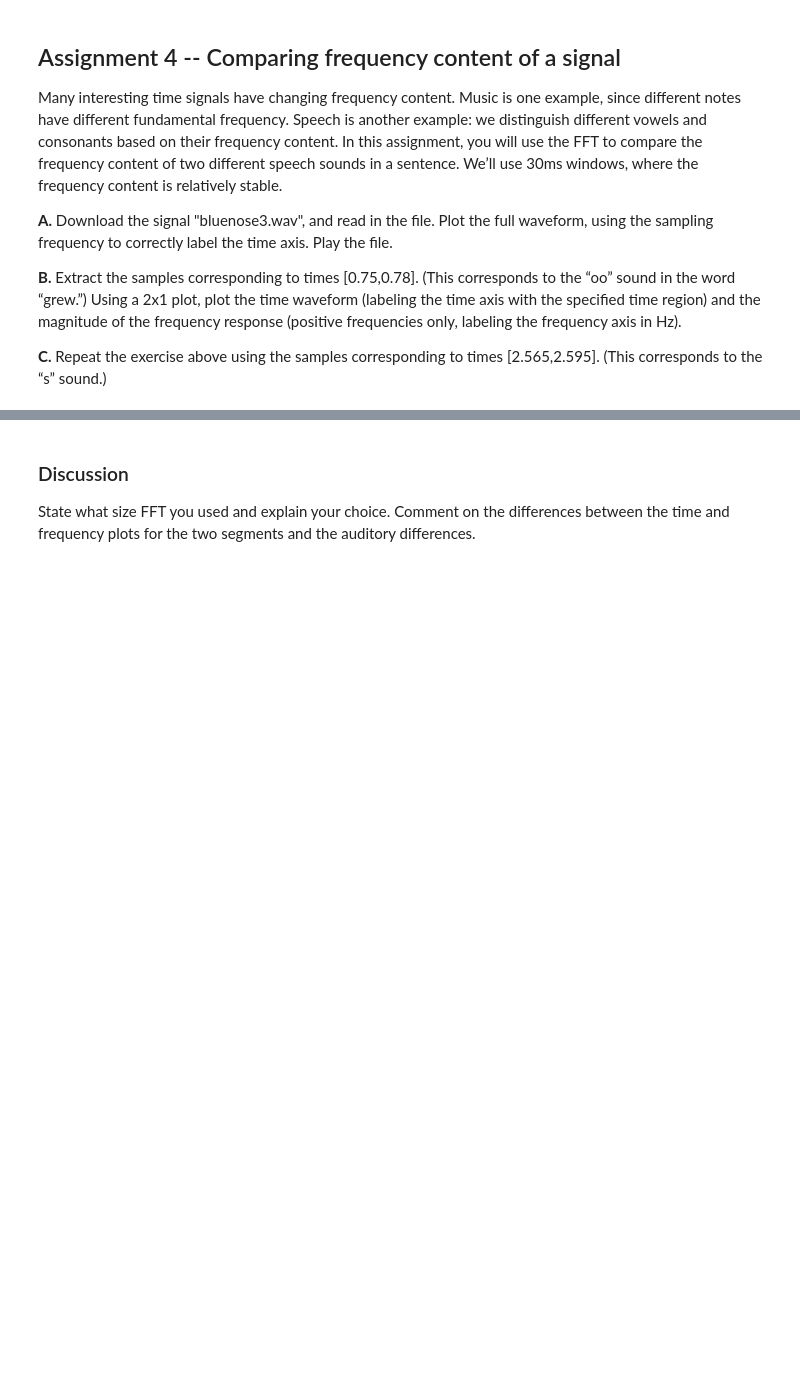
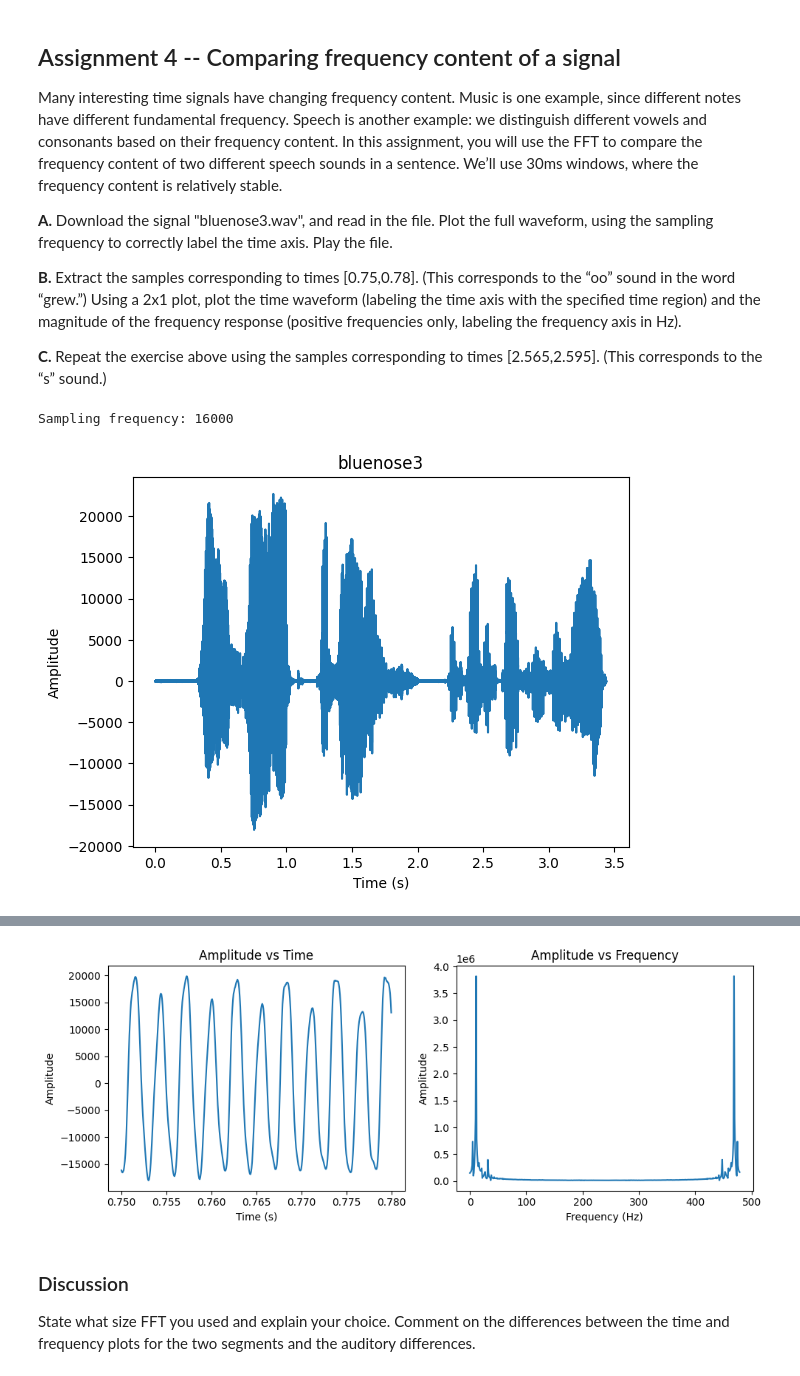
Before and after one commit to BanBot-2/EE-242-A-E-, a Jupyter notebook: Labs/Lab 2b/Lab2B_Yehoshua_Ben_Aaron.ipynb, the cells around one changed output, grey strips where cells are left out. Saved outputs shown, nothing was run; the diff lists cells and outputs as text; code cells hidden in the pictures; blank space fills up the shorter version.

```diff
--- a/Labs/Lab 2b/Lab2B_Yehoshua_Ben_Aaron.ipynb
+++ b/Labs/Lab 2b/Lab2B_Yehoshua_Ben_Aaron.ipynb
@@ -68,14 +161,53 @@ Many interesting time signals have changing frequency content. Music is one exam
 # %%
 # Assignment 4 - Comparing frequency content of a signal
 
 # Part A - Reading, plotting and playing the bluenose3.wav file
 
+fs, bluenose3 = wavfile.read('bluenose3.wav')
+blue_time = np.linspace(0, len(bluenose3)/fs, num = len(bluenose3))
+print("Sampling frequency:", fs)
+
+plt.plot(blue_time, bluenose3)
+plt.title('bluenose3')
+plt.xlabel('Time (s)')
+plt.ylabel('Amplitude')
+plt.show()
+
+display(Audio(bluenose3, rate=fs))
+
 # Part B - Extracting ooo part of the signal
 # Extract the ooo part of the signal from 0.75 seconds to 0.78 seconds
 # Plot the signal in time and frequency domain
+
+ooo_part = bluenose3[int(0.75 * fs) : int(0.78 * fs)]
+ooo_time = np.linspace(0.75, 0.78, num = len(ooo_part))
+
+ooo_fig, ooo_axis = plt.subplots(1, 2, figsize=(10, 4))
+
+ooo_axis[0].plot(ooo_time, ooo_part)
+ooo_axis[0].set_title('Amplitude vs Time')
+ooo_axis[0].set_xlabel('Time (s)')
+ooo_axis[0].set_ylabel('Amplitude')
+
+ooo_nfft = 480
+ooo_freq = np.abs(np.fft.fft(ooo_part, n = ooo_nfft))
+
+ooo_axis[1].plot(ooo_freq)
+ooo_axis[1].set_title('Amplitude vs Frequency')
+ooo_axis[1].set_xlabel('Frequency (Hz)')
+ooo_axis[1].set_ylabel('Amplitude')
+
+plt.tight_layout()
+plt.show()
 
 # Part C - Extracting sss part of the signal
 # Extract the sss part of the signal from 2.565 seconds to 2.595 seconds
 # Plot the signal in time and frequency domain
 
+#sssPart = bluenose3[int(2.565 * fs):int(2.595 * fs)]
+#sss_time = np.linspace(0, len(sss_part)/fs, num=len(sss_part))
+
 # Part D - Justify the difference and choice of nfft used.
+# %% [output]
+Sampling frequency: 16000
+[figure, added]
@@ -82,3 +215,4 @@ Many interesting time signals have changing frequency content. Music is one exam
+[figure, added]
 # %% [markdown]
 ###  Discussion
 
```
Also changed, not shown: parts of 5 cells of this notebook.
